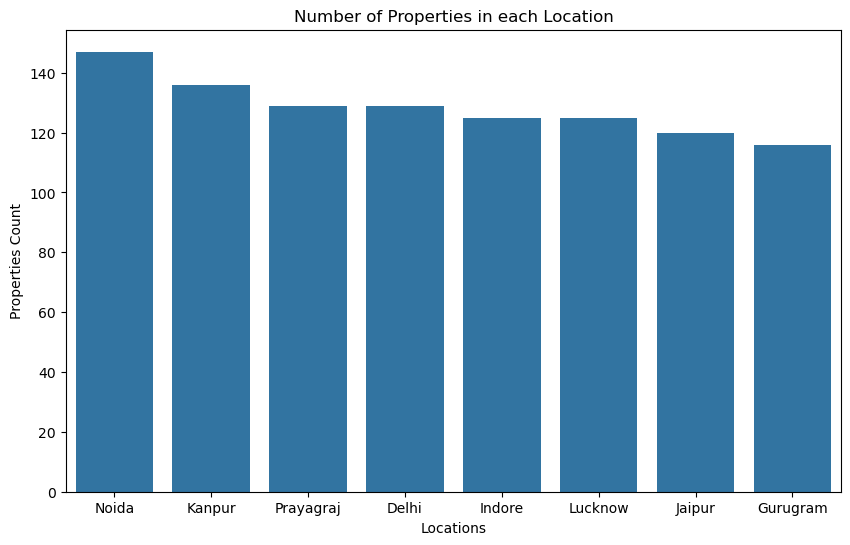
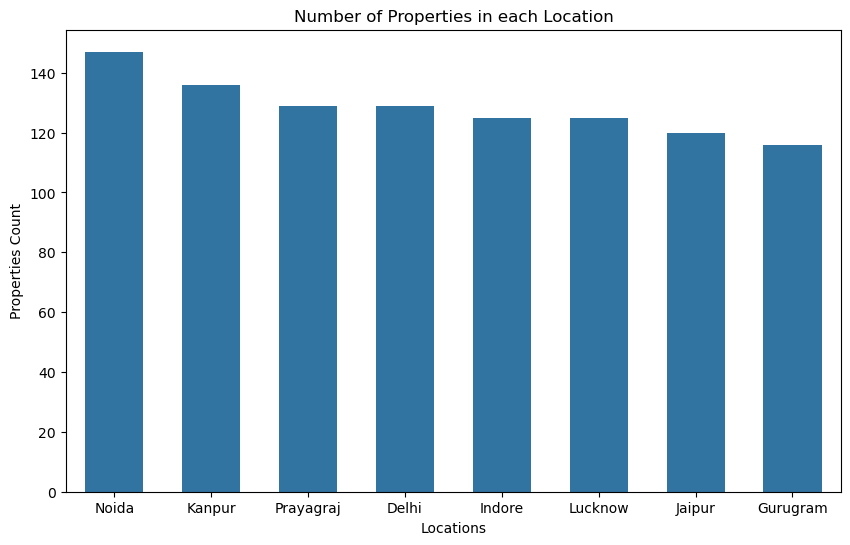
The change to this notebook cell's code, shown as a diff; its figure went from the first image to the second:
--- before
+++ after
@@ -1,4 +1,4 @@
 plt.figure(figsize=(10,6))
-sns.barplot(x=a.index, y=a.values,native_scale=True)
+sns.barplot(x=a.index, y=a.values,native_scale=True,width=0.6)
 plt.title("Number of Properties in each Location")
 plt.xlabel('Locations')

Commit: More